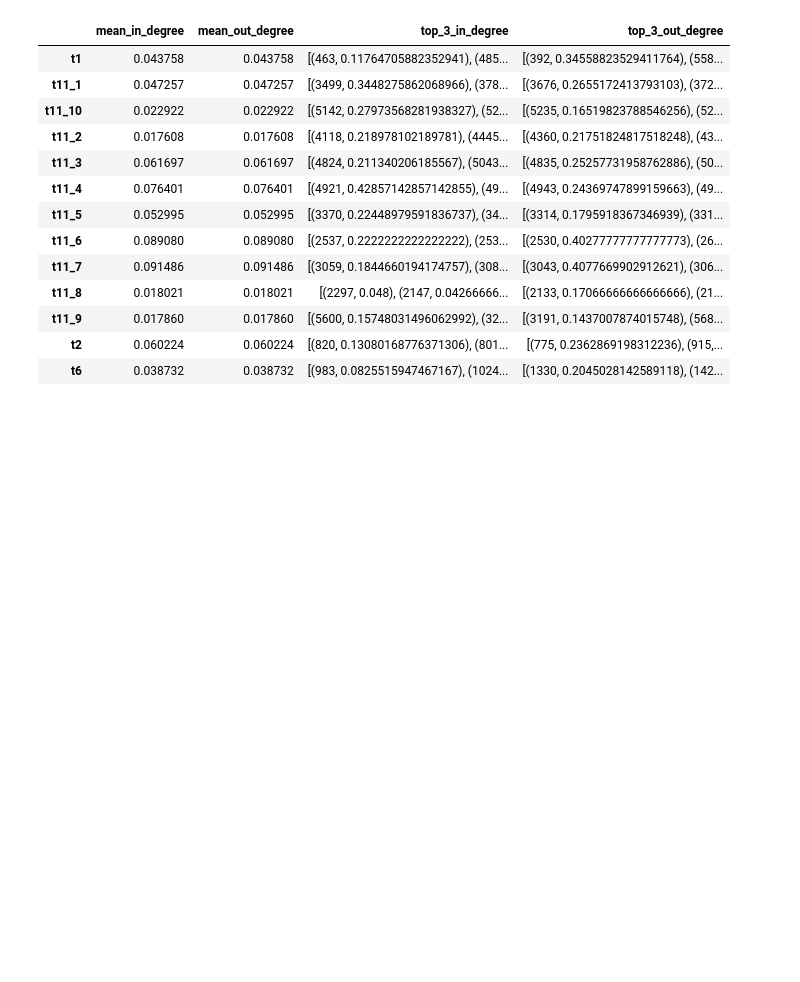
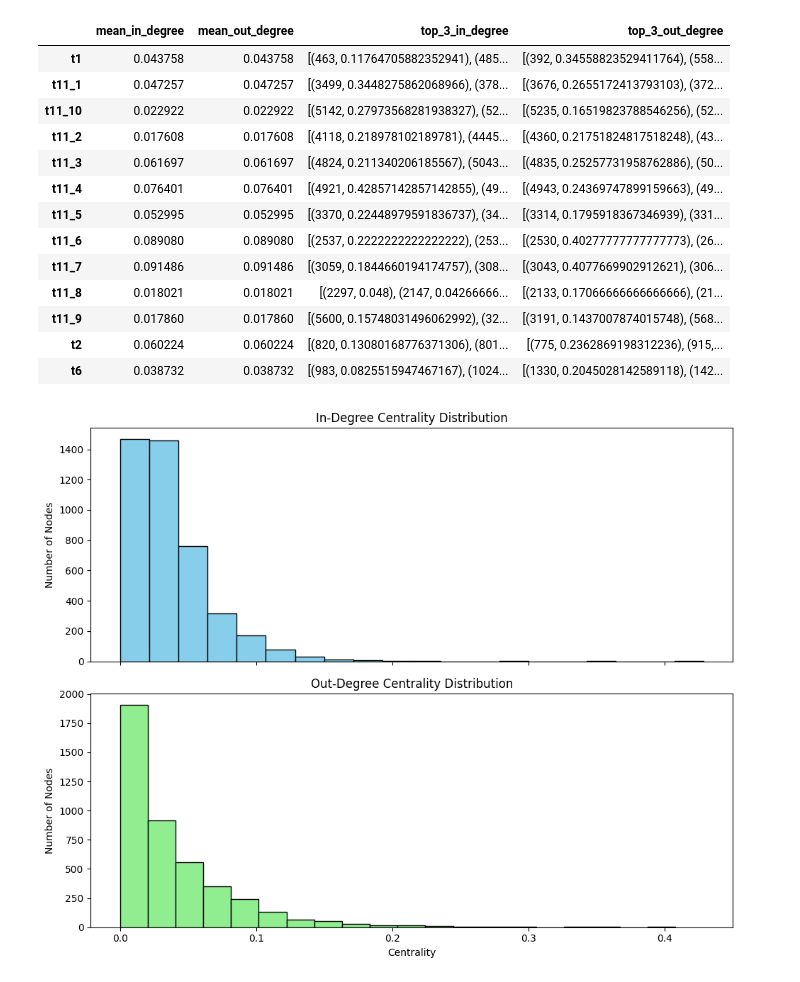
Before and after one commit to asalazar18s/SNA_25, a Jupyter notebook: metrics_IB.ipynb, the cells around one changed output. Cells and saved outputs as stored; diff of their text form; code cells hidden in the pictures; blank space fills up the shorter version.

```diff
--- a/metrics_IB.ipynb
+++ b/metrics_IB.ipynb
@@ -155,3 +155,63 @@ in_out_df
 | t11_9 | 0.017860 | 0.017860 | [(5600, 0.15748031496062992), (32... | [(3191, 0.1437007874015748), (568... |
 | t2 | 0.060224 | 0.060224 | [(820, 0.13080168776371306), (801... | [(775, 0.2362869198312236), (915,... |
 | t6 | 0.038732 | 0.038732 | [(983, 0.0825515947467167), (1024... | [(1330, 0.2045028142589118), (142... |
+# %%
+import matplotlib.pyplot as plt
+
+# Gather all in-degree and out-degree values for all schools
+all_in_degrees = []
+all_out_degrees = []
+
+for school_id in in_out_centrality_summary:
+    summary = in_out_centrality_summary[school_id]
+    if 'error' in summary:
+        continue
+    edge_file = [f for f in extracted_files if f"Edges_{school_id}.csv" in f][0]
+    edge_df = pd.read_csv(edge_file)
+    node_file = edge_file.replace("Edges", "Nodes")
+    node_df = pd.read_csv(node_file)
+
+    # Detect ID column
+    id_col = None
+    for col in node_df.columns:
+        if col.lower() == "id":
+            id_col = col
+            break
+    if not id_col and "ID" in node_df.columns:
+        id_col = "ID"
+    if not id_col:
+        continue
+
+    if not {'from', 'to', 'weight'}.issubset(edge_df.columns):
+        continue
+
+    # Filter for positive edges
+    positive_edges = edge_df[edge_df['weight'] > 0]
+
+    # Build graph
+    G = nx.DiGraph()
+    G.add_nodes_from(node_df[id_col])
+    G.add_weighted_edges_from(positive_edges[['from', 'to', 'weight']].values)
+
+    # Append individual values
+    in_deg_values = list(nx.in_degree_centrality(G).values())
+    out_deg_values = list(nx.out_degree_centrality(G).values())
+    all_in_degrees.extend(in_deg_values)
+    all_out_degrees.extend(out_deg_values)
+
+# Plotting
+fig, axs = plt.subplots(2, 1, figsize=(10, 8), sharex=True)
+
+axs[0].hist(all_in_degrees, bins=20, color='skyblue', edgecolor='black')
+axs[0].set_title("In-Degree Centrality Distribution")
+axs[0].set_ylabel("Number of Nodes")
+
+axs[1].hist(all_out_degrees, bins=20, color='lightgreen', edgecolor='black')
+axs[1].set_title("Out-Degree Centrality Distribution")
+axs[1].set_xlabel("Centrality")
+axs[1].set_ylabel("Number of Nodes")
+
+plt.tight_layout()
+plt.show()
+# %% [output]
+[figure, added]
```
Also changed, not shown: parts of 10 cells of this notebook.
